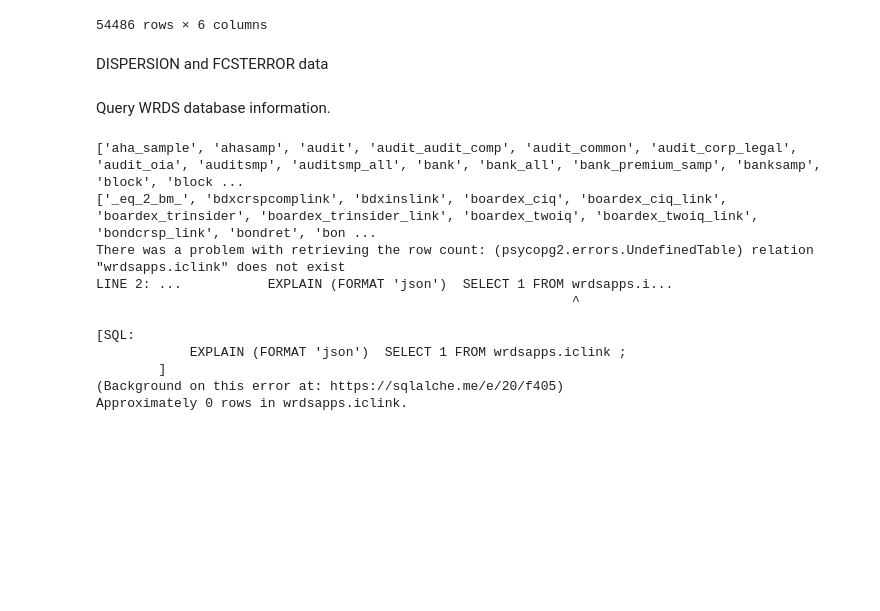
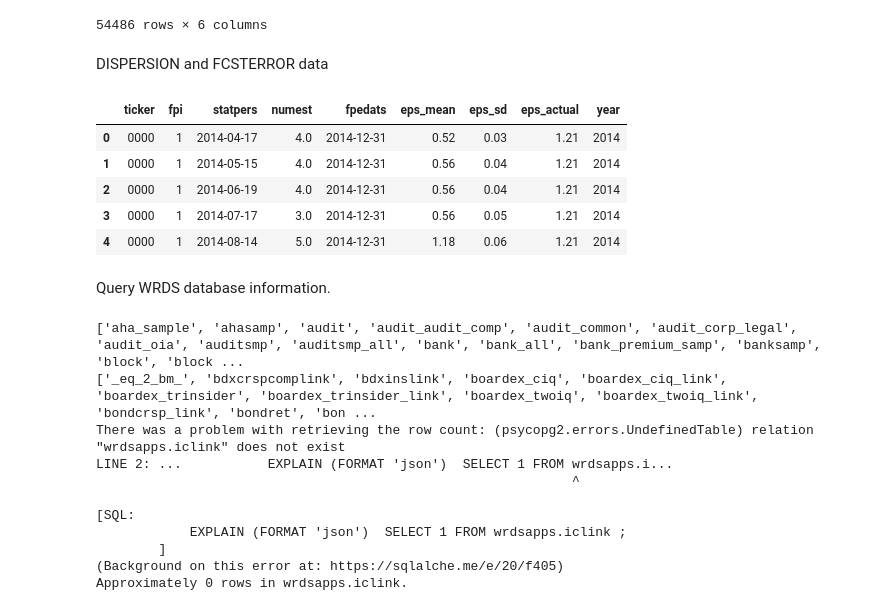
Before and after one commit to wangyouan/STOCKAct, a Jupyter notebook: Notebook/ConstructIBESDatabaseRelatedData.ipynb, the cells around one changed output. Cells and saved outputs as stored; diff of their text form; code cells hidden in the pictures; blank space fills up the shorter version.

```diff
--- a/Notebook/ConstructIBESDatabaseRelatedData.ipynb
+++ b/Notebook/ConstructIBESDatabaseRelatedData.ipynb
@@ -112,8 +112,9 @@ ibes_data = conn.raw_sql(f"""
     SELECT ticker, fpi, statpers, numest, fpedats, meanest AS EPS_MEAN,
            stdev AS EPS_SD, actual AS EPS_ACTUAL
     FROM ibes.statsum_epsus
-    WHERE fpi = '6' AND statpers BETWEEN '{start_date}' AND '{end_date}'
+    WHERE fpi = '1' AND statpers BETWEEN '{start_date}' AND '{end_date}'
 """)
+ibes_data.to_pickle(os.path.join(const.TEMP_PATH, '2007_2016_ibes_annual_data.pkl'))
 # %%
 # Query WRDS CRSP to obtain the price data for each company at the end of the previous quarter
 crsp_data = conn.raw_sql(f"""
@@ -166,6 +170,15 @@ merged_df['DISPERSION'] = merged_df['eps_sd'] / merged_df['Price_lag']
 merged_df['FCSTERROR'] = abs(merged_df['eps_mean'] - merged_df['eps_actual']) / merged_df['Price_lag']
 # %%
 merged_df.to_csv(os.path.join(const.TEMP_PATH, '2007_2016_quarterly_dispersion_fcsterror.csv'), index=False)
+# %%
+ibes_df.head()
+# %% [output]
+|  | ticker | fpi | statpers | numest | fpedats | eps_mean | eps_sd | eps_actual | year |
+| 0 | 0000 | 1 | 2014-04-17 | 4.0 | 2014-12-31 | 0.52 | 0.03 | 1.21 | 2014 |
+| 1 | 0000 | 1 | 2014-05-15 | 4.0 | 2014-12-31 | 0.56 | 0.04 | 1.21 | 2014 |
+| 2 | 0000 | 1 | 2014-06-19 | 4.0 | 2014-12-31 | 0.56 | 0.04 | 1.21 | 2014 |
+| 3 | 0000 | 1 | 2014-07-17 | 3.0 | 2014-12-31 | 0.56 | 0.05 | 1.21 | 2014 |
+| 4 | 0000 | 1 | 2014-08-14 | 5.0 | 2014-12-31 | 1.18 | 0.06 | 1.21 | 2014 |
 # %%
 # Convert the IBES data to annual by creating a annual value and aggregating it
 ibes_df['statpers'] = pd.to_datetime(ibes_df['statpers'])
```
Also changed, not shown: parts of 3 cells of this notebook, 1 other file.
